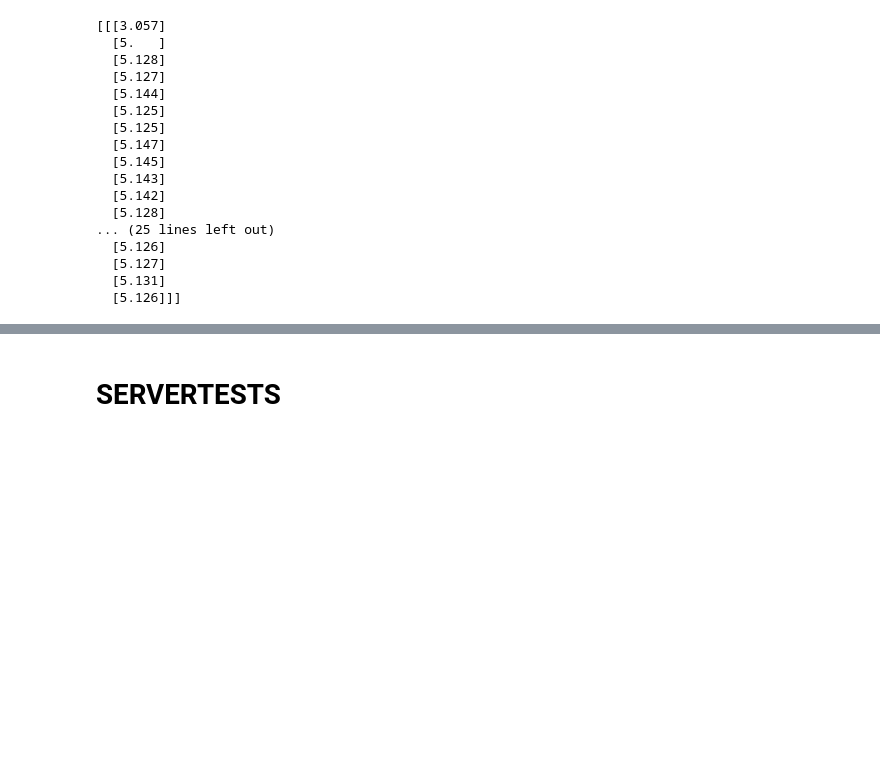
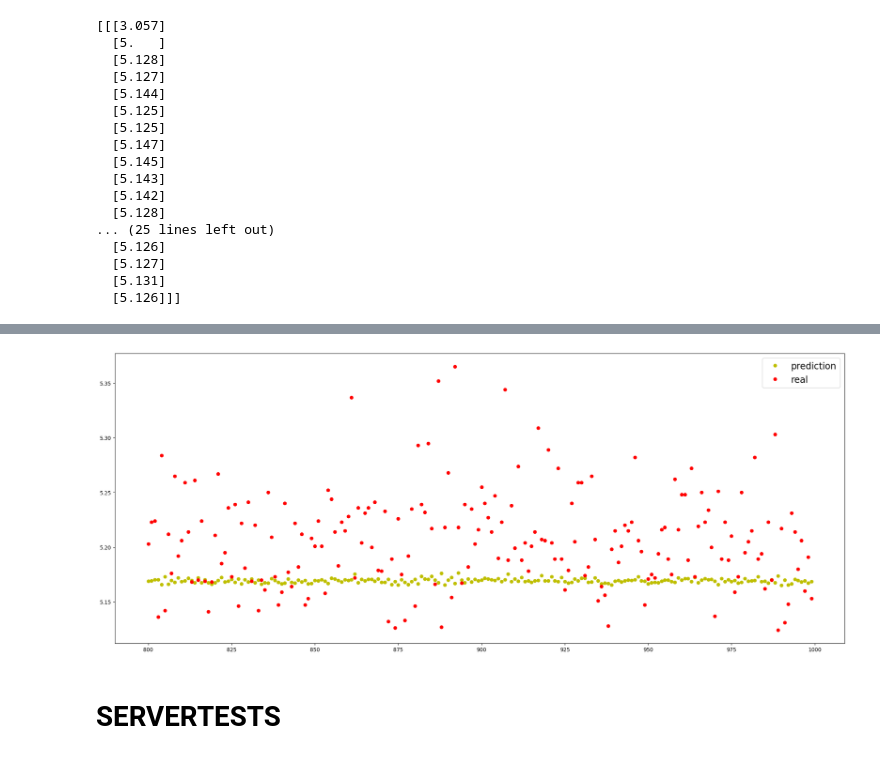
Before and after one commit to idlab-discover/wasm-operator, a Jupyter notebook: prediction/models/model1.ipynb, the cells around one changed output, grey strips where cells are left out. Cells and saved outputs as stored; diff of their text form; code cells hidden in the pictures; blank space fills up the shorter version.

Commit message:
fix: small fixes notebook images

```diff
--- a/prediction/models/model1.ipynb
+++ b/prediction/models/model1.ipynb
@@ -138,17 +138,19 @@ def total_perside_piball_loss(y_true_array,y_pred_array, alpha=0.25):
     print(f"total mean absolute pinball score {total_score}")
     return (underEstimate_score,overEstimate_score,total_score)
 
-def plotDifferencepredictions(pred,testdata):
+def plotDifferencepredictions(pred,testdata,startindex=None):
     #plt.rcParams["figure.figsize"] = (30, 10)
 
 
 
     pred = pd.DataFrame(pred)
+    testdata = pd.DataFrame(testdata)
 
-    if isinstance(testdata, pd.DataFrame):
-        pred.index = testdata.index
-    else:
-        testdata = pd.DataFrame(testdata)
+    if startindex is not None :
+        pred.index = startindex
+        testdata.index = startindex
+
+
 
     f, ax = plt.subplots()
     f.set_figwidth(25)
@@ -666,5 +738,7 @@ total_perside_piball_loss(test_data,pred,alpha=0.25)
 # %%
-plotDifferencepredictions(pred,test_data)
+plotDifferencepredictions(pred,test_data,test_data.index)
+# %% [output]
+[figure, added]
 # %% [markdown]
 # SERVERTESTS
 # %%
```
Also changed, not shown: parts of 6 cells of this notebook.
